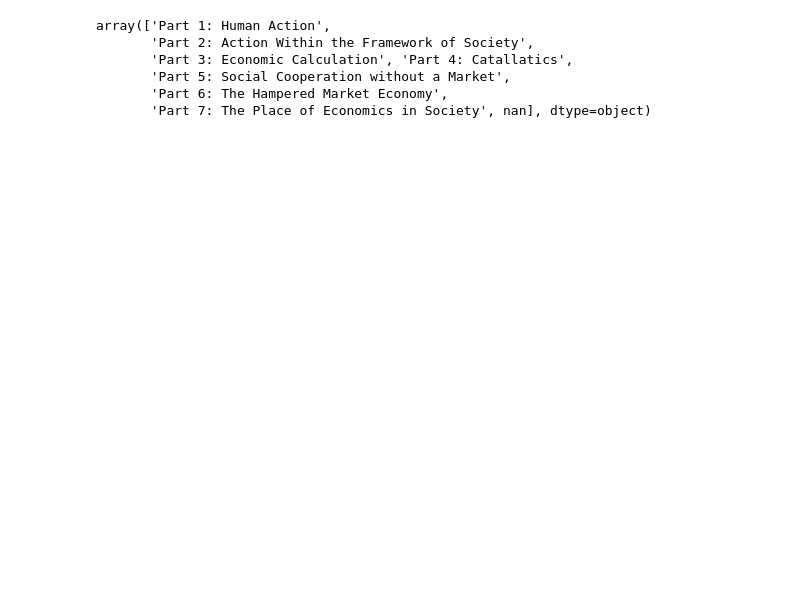
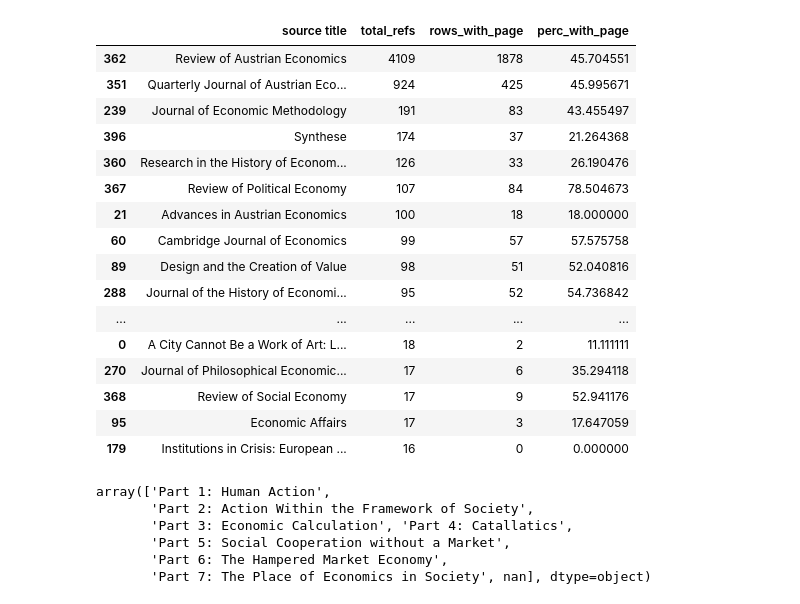
Before and after one commit to pcalais/bibliometrics-austrian-economics, a Jupyter notebook: notebooks/6-analyze-mises-refs.ipynb, the cells around one changed output. Cells and saved outputs as stored; diff of their text form; code cells hidden in the pictures; blank space fills up the shorter version.

```diff
--- a/notebooks/6-analyze-mises-refs.ipynb
+++ b/notebooks/6-analyze-mises-refs.ipynb
@@ -35,3 +34,46 @@ mises_refs_df.head()
+# %%
+import pandas as pd
+
+# Garante que page vazia ("") também seja tratada como NA
+page_filled = mises_refs_df['page'].notna() & (mises_refs_df['page'].astype(str).str.strip() != "")
+
+result = (
+    mises_refs_df
+        .assign(page_filled=page_filled)
+        .groupby('source title')
+        .agg(
+            total_refs=('page_filled', 'size'),
+            rows_with_page=('page_filled', 'sum')
+        )
+        .assign(
+            perc_with_page=lambda df: 100 * df['rows_with_page'] / df['total_refs']
+        )
+        .reset_index()
+        .sort_values('perc_with_page', ascending=False)
+)
+
+# Ordenar por volume de referências
+result = result.sort_values(by='total_refs', ascending=False)
+
+result.head(50)
+# %% [output]
+|  | source title | total_refs | rows_with_page | perc_with_page |
+| 362 | Review of Austrian Economics | 4109 | 1878 | 45.704551 |
+| 351 | Quarterly Journal of Austrian Eco... | 924 | 425 | 45.995671 |
+| 239 | Journal of Economic Methodology | 191 | 83 | 43.455497 |
+| 396 | Synthese | 174 | 37 | 21.264368 |
+| 360 | Research in the History of Econom... | 126 | 33 | 26.190476 |
+| 367 | Review of Political Economy | 107 | 84 | 78.504673 |
+| 21 | Advances in Austrian Economics | 100 | 18 | 18.000000 |
+| 60 | Cambridge Journal of Economics | 99 | 57 | 57.575758 |
+| 89 | Design and the Creation of Value | 98 | 51 | 52.040816 |
+| 288 | Journal of the History of Economi... | 95 | 52 | 54.736842 |
+| ... | ... | ... | ... | ... |
+| 0 | A City Cannot Be a Work of Art: L... | 18 | 2 | 11.111111 |
+| 270 | Journal of Philosophical Economic... | 17 | 6 | 35.294118 |
+| 368 | Review of Social Economy | 17 | 9 | 52.941176 |
+| 95 | Economic Affairs | 17 | 3 | 17.647059 |
+| 179 | Institutions in Crisis: European ... | 16 | 0 | 0.000000 |
 # %%
 mises_refs_df['human_action_part_name'].unique()
 # %% [output]
```
Also changed, not shown: parts of 17 cells of this notebook, 5 other files.
